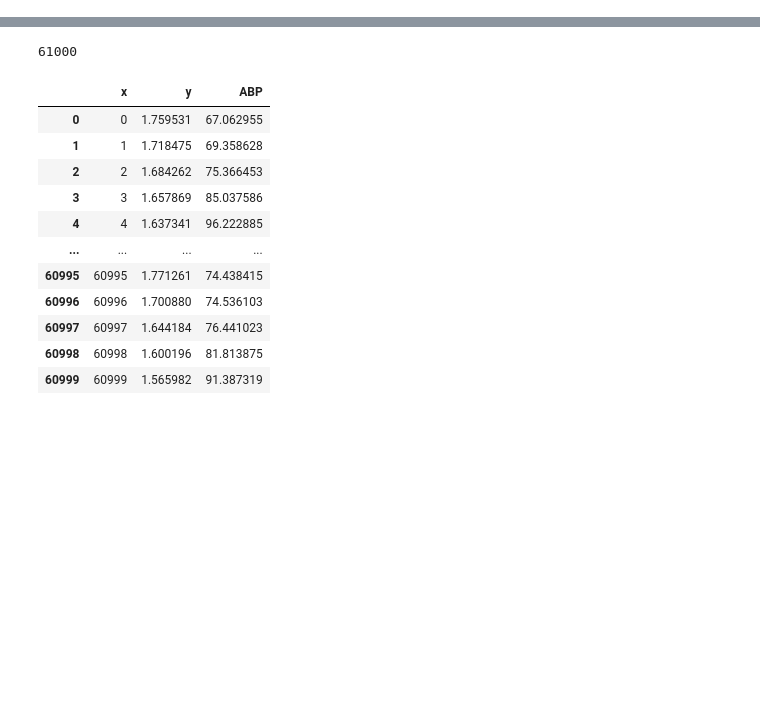
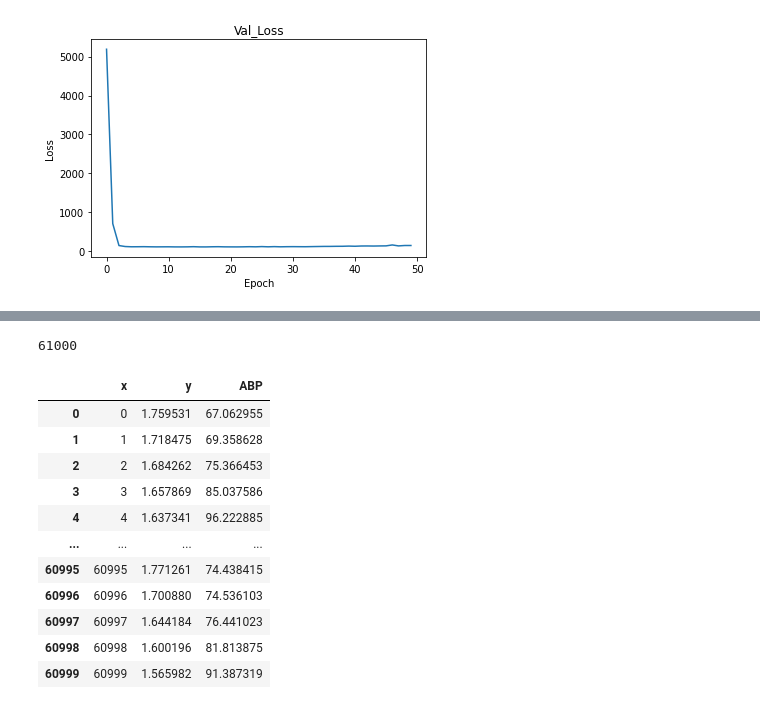
Before and after one commit to jsugijoto/ContinuousBPwPPG, a Jupyter notebook: EstimateBPNN.ipynb, the cells around one changed output, grey strips where cells are left out. Saved outputs shown, nothing was run; the diff lists cells and outputs as text; code cells hidden in the pictures; blank space fills up the shorter version.

```diff
--- a/EstimateBPNN.ipynb
+++ b/EstimateBPNN.ipynb
@@ -65,4 +71,4 @@ None
 # %%
-model.compile(optimizer="adam", loss="mse")
+model.compile(optimizer=opt, loss="mse")
-# %%
-model.fit(x_train, y_train, batch_size = 3, epochs=10)
+# %%
+hist = model.fit(x_train, y_train, validation_data = (x_test, y_test), epochs=50)
@@ -69,3 +93,11 @@ model.fit(x_train, y_train, batch_size = 3, epochs=10)
+# %%
+plt.plot(hist.history['val_loss'])
+plt.title("Val_Loss")
+plt.ylabel("Loss")
+plt.xlabel("Epoch")
+plt.show()
+# %% [output]
+[figure, added]
 # %%
 model.evaluate(x_test, y_test)
 # %% [output]
```
Also changed, not shown: parts of 45 cells of this notebook.
